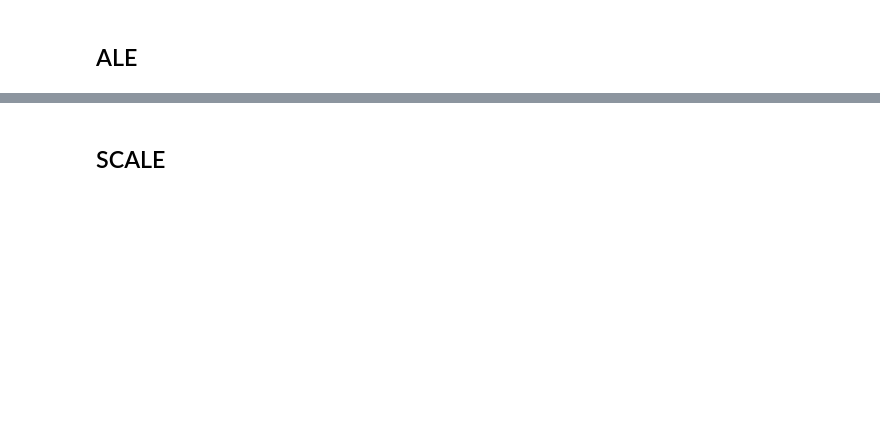
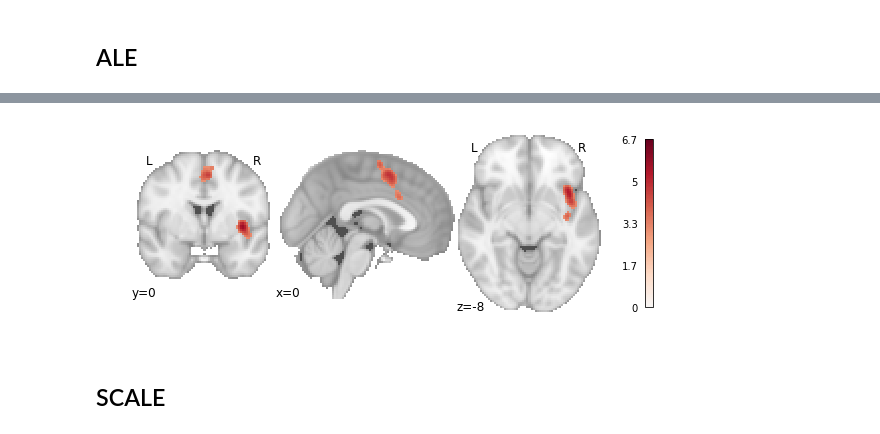
Before and after one commit to neurostuff/NiMARE, a Jupyter notebook: examples/nidm_pain_meta-analyses.ipynb, the cells around one changed output, grey strips where cells are left out. Drawn from its saved outputs; the diff is of its cells as text; code cells hidden in the pictures; blank space fills up the shorter version.

```diff
--- a/examples/nidm_pain_meta-analyses.ipynb
+++ b/examples/nidm_pain_meta-analyses.ipynb
@@ -300,6 +237,6 @@ Wall time: 7.89 s
 %%time
 ale = nimare.meta.cbma.ALE(dset, ids=dset.ids)
 ale.fit(n_iters=10, ids=dset.ids)
-plot_stat_map(ale.results.images['vfwe'], cut_coords=[0, 0, -8],
+plot_stat_map(ale.results.images['cfwe'], cut_coords=[0, 0, -8],
               draw_cross=False, cmap='RdBu_r')
 # %% [output]
@@ -307,3 +245,4 @@ KeyError: 'vfwe'
+[figure, added]
 # %% [markdown]
 ## SCALE
 # %%
```
Also changed, not shown: parts of 17 cells of this notebook, 1 other file.
